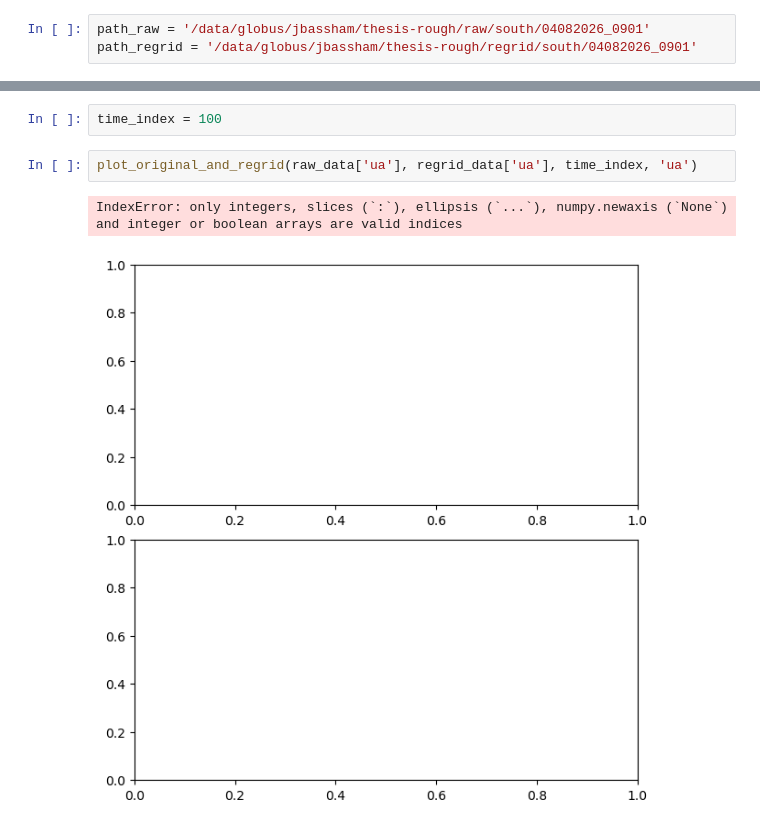
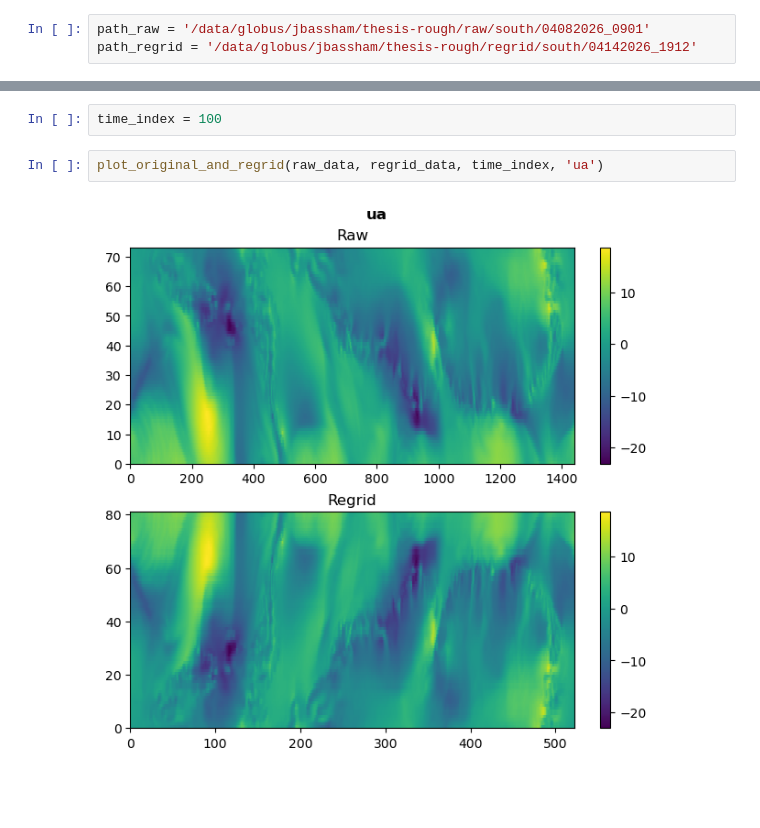
Before and after one commit to jackbassham/thesis-rough, a Jupyter notebook: notebooks/7.1-jwb-debug-era5-wind.ipynb, the cells around one changed output, grey strips where cells are left out. Saved outputs shown, nothing was run; the diff lists cells and outputs as text; blank space fills up the shorter version.

Commit message:
debugging: was using wrong version of regrid wind, fixed!

```diff
--- a/notebooks/7.1-jwb-debug-era5-wind.ipynb
+++ b/notebooks/7.1-jwb-debug-era5-wind.ipynb
@@ -6,7 +6,7 @@ import cartopy.crs as ccrs
 import cmocean as cmo
 # %%
 path_raw = '/data/globus/jbassham/thesis-rough/raw/south/04082026_0901'
-path_regrid = '/data/globus/jbassham/thesis-rough/regrid/south/04082026_0901'
+path_regrid = '/data/globus/jbassham/thesis-rough/regrid/south/04142026_1912'
 # %%
 raw_data = np.load(Path(path_raw) / 'wind_raw_era5_v1_reg.npz')
 regrid_data = np.load(Path(path_regrid) / 'wind_regrid_era5_v1.npz')
@@ -67,7 +67,6 @@ def plot_original_and_regrid(
 # %%
 time_index = 100
 # %%
-plot_original_and_regrid(raw_data['ua'], regrid_data['ua'], time_index, 'ua')
+plot_original_and_regrid(raw_data, regrid_data, time_index, 'ua')
 # %% [output]
-IndexError: only integers, slices (`:`), ellipsis (`...`), numpy.newaxis (`None`) and integer or boolean arrays are valid indices
-[figure, old version]
+[figure, new version]
```
Also changed, not shown: 1 other file.
